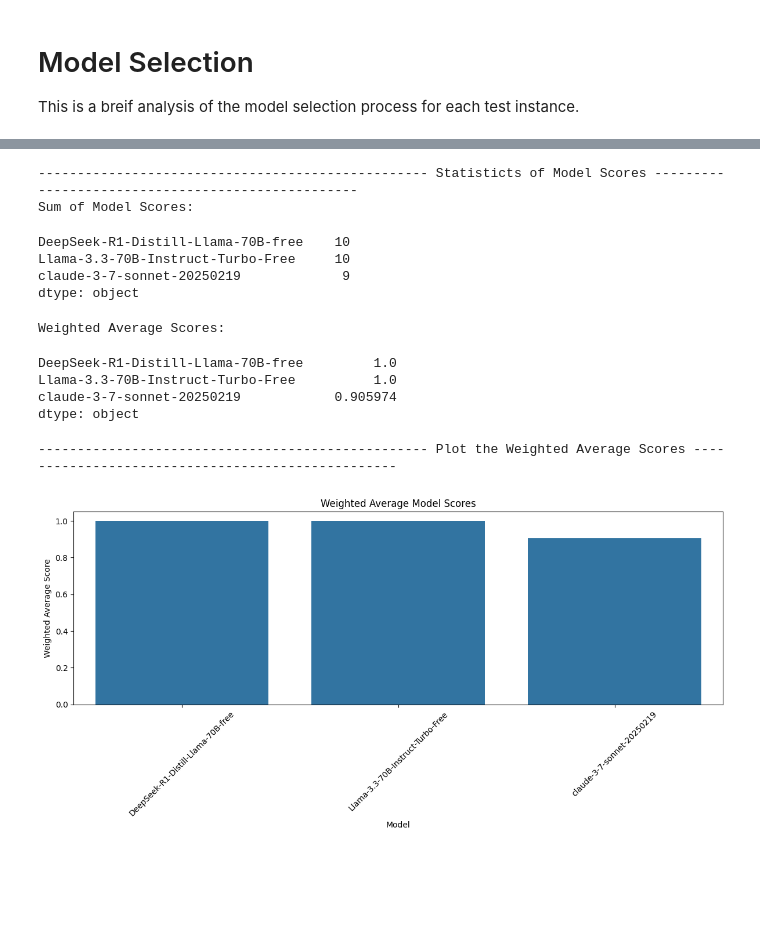
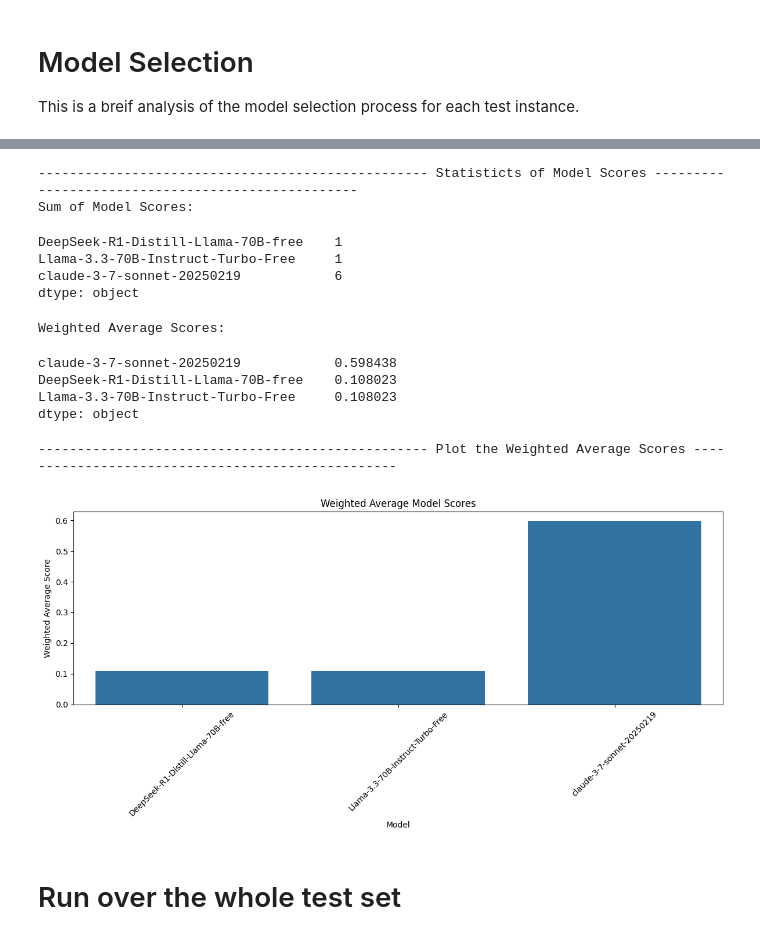
Before and after one commit to sina-behnam/MA_text2SQL, a Jupyter notebook: DataSampling/src/models/pipeline/selection.ipynb, the cells around one changed output, grey strips where cells are left out. Drawn from its saved outputs; the diff is of its cells as text; code cells hidden in the pictures; blank space fills up the shorter version.

```diff
--- a/DataSampling/src/models/pipeline/selection.ipynb
+++ b/DataSampling/src/models/pipeline/selection.ipynb
@@ -131,7 +131,7 @@ for index, row in tqdm(train_df.iterrows(), total=len(train_df)):
         print(f"Error storing instance {instance['id']}: {e}")
         continue
 # %%
-sample_index = 2
+sample_index = random.randint(0, len(test_df) - 1)
 
 sample_data = test_df.iloc[sample_index].to_dict()
 
@@ -180,11 +196,0 @@ similar_examples.head()
-# %%
-for _,value in similar_examples.iterrows():
-    score = value['score']
-    the_similar = value['original_instance']
-    print("The Similarity score : ",score)
-    print(f"The Similar instance id : ",the_similar['id'])
-    print(f"The Similar dataset name : ",the_similar['dataset'])
-    print(f"The Similar database name : ",the_similar['database']['name'])
-    print(f"The Similar test difficulty level : ",the_similar['difficulty'])
-    print(f"\n {100 * '-'}\n The Similar input prompt to be embedded : \n {100 * '-'}\n",vec_db._create_instance_text(the_similar))
-    break
@@ -215,7 +220,7 @@ def create_model_execution_df(similar_examples):
     # Get all unique model names from all examples
     model_names = set()
     for _, row in similar_examples.iterrows():
-        inference_results = row['original_instance']['inference_results']
+        inference_results = row['inference_results']
         for inference_result in inference_results:
             if 'has_prediction' in inference_result and inference_result['has_prediction']:
                 model_name = inference_result['model']['model_name'].split('/')[-1]
@@ -229,9 +234,10 @@ def create_model_execution_df(similar_examples):
     for i, (_, row) in enumerate(similar_examples.iterrows()):
         # Add similarity score
         result_df.loc[i, 'score'] = row['score']
-
+        # Add id
+        result_df.loc[i, 'id'] = np.int32(row['id'])
         # Add execution correctness for each model
-        inference_results = row['original_instance']['inference_results']
+        inference_results = row['inference_results']
         for inference_result in inference_results:
             if 'has_prediction' in inference_result and inference_result['has_prediction']:
                 model_name = inference_result['model']['model_name'].split('/')[-1]
@@ -239,6 +245,6 @@ def create_model_execution_df(similar_examples):
 
     return result_df
 
-model_execution_df = create_model_execution_df(similar_examples)
+model_execution_df = create_model_execution_df(similar_examples_df)
 model_execution_df
 # %% [output]
@@ -288,42 +294,59 @@ plot_model_execution(model_execution_df)
 # %%
-def weighted_average_score(df):
+def calculate_weighted_average_score(df):
+
+    weights = df['score']
+    model_scores = df.drop(columns=['score', 'id'])
+    # Calculate the weighted average scores
+    weighted_avg_scores = (model_scores.T * weights).sum(axis=1) / weights.sum()
+
+    # Sort the scores
+    sorted_scores = weighted_avg_scores.sort_values(ascending=False)
+
+    return sorted_scores
+
+def print_plot_weighted_average_score(df):
     # Calculate the weighted average score
+    # drop the 'id' column if it exists
+    if 'id' in df.columns:
+        df = df.drop(columns=['id'])
     weights = df['score']
     model_scores = df.drop(columns=['score'])
 
     print(50 * '-', "Statisticts of Model Scores", 50 * '-')
     # print the sum of model scores
     model_scores_sum = model_scores.sum(axis=0)
     print("Sum of Model Scores: ")
     display(model_scores_sum)
     weighted_avg_scores = (model_scores.T * weights).sum(axis=1) / weights.sum()
     # Sort the scores
     print("Weighted Average Scores: ")
     display(weighted_avg_scores.sort_values(ascending=False))
     print(50 * '-', "Plot the Weighted Average Scores", 50 * '-')
     # Create a bar plot
     plt.figure(figsize=(12, 6))
     sns.barplot(x=weighted_avg_scores.index, y=weighted_avg_scores.values)
     plt.title('Weighted Average Model Scores')
     plt.xlabel('Model')
     plt.ylabel('Weighted Average Score')
     plt.xticks(rotation=45)
     plt.tight_layout()
     plt.show()
 
 
-weighted_average_score(model_execution_df)
+print_plot_weighted_average_score(model_execution_df)
 # %% [output]
 -------------------------------------------------- Statisticts of Model Scores --------------------------------------------------
 Sum of Model Scores:
-DeepSeek-R1-Distill-Llama-70B-free    10
-Llama-3.3-70B-Instruct-Turbo-Free     10
-claude-3-7-sonnet-20250219             9
+DeepSeek-R1-Distill-Llama-70B-free    1
+Llama-3.3-70B-Instruct-Turbo-Free     1
+claude-3-7-sonnet-20250219            6
 dtype: object
 Weighted Average Scores:
-DeepSeek-R1-Distill-Llama-70B-free         1.0
-Llama-3.3-70B-Instruct-Turbo-Free          1.0
-claude-3-7-sonnet-20250219            0.905974
+claude-3-7-sonnet-20250219            0.598438
+DeepSeek-R1-Distill-Llama-70B-free    0.108023
+Llama-3.3-70B-Instruct-Turbo-Free     0.108023
 dtype: object
 -------------------------------------------------- Plot the Weighted Average Scores --------------------------------------------------
-[figure, old version]
+[figure, new version]
+# %% [markdown]
+# Run over the whole test set
```
Also changed, not shown: parts of 21 cells of this notebook.
